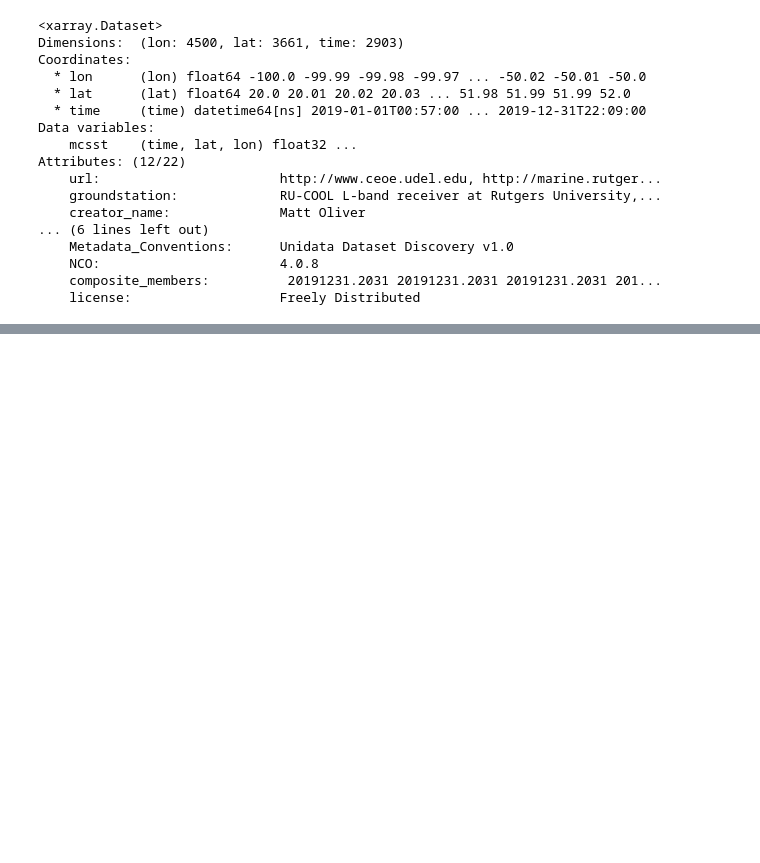
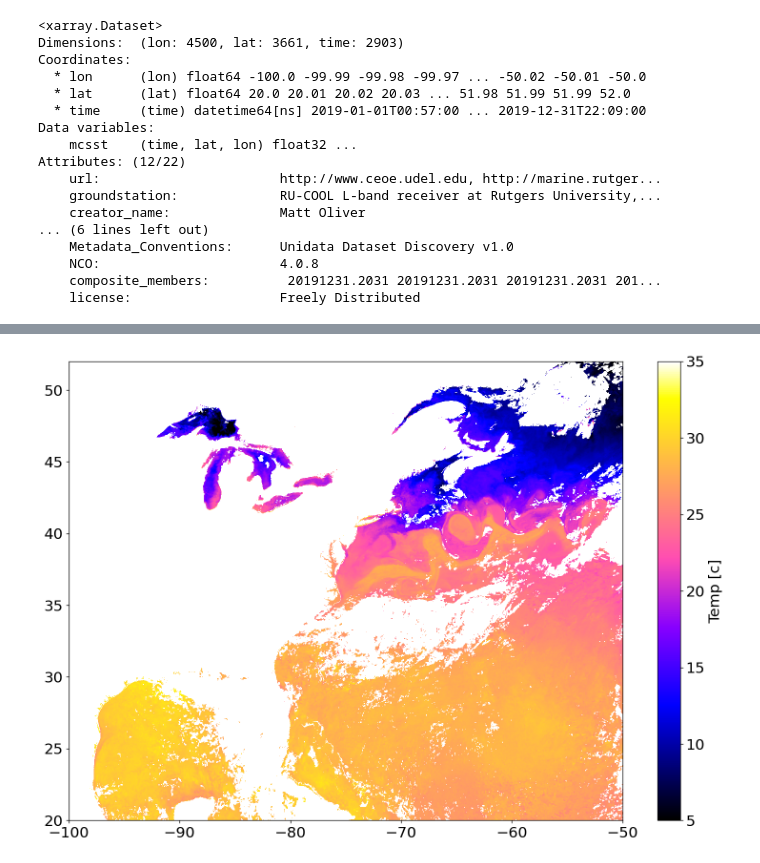
Before and after one commit to Gilaverbuch/py_sst, a Jupyter notebook: SST.ipynb, the cells around one changed output, grey strips where cells are left out. Saved outputs shown, nothing was run; the diff lists cells and outputs as text; code cells hidden in the pictures; blank space fills up the shorter version.

```diff
--- a/SST.ipynb
+++ b/SST.ipynb
@@ -60,6 +60,11 @@ a.mcsst.plot()
 # %%
+d = a.mcsst.values.copy()
+lat = a.lat.values.copy()
+lon = a.lon.values.copy()
 plt.figure(figsize=(15,10))
-plt.pcolormesh(a.mcsst.values(), cmap='gnuplot2')
+plt.pcolormesh(lon, lat,d, cmap='gnuplot2')
 plt.clim(5,35)
 plt.colorbar(label='Temp [c]')
 plt.show()
+# %% [output]
+[figure, added]
```
Also changed, not shown: parts of 6 cells of this notebook, 1 other file.
